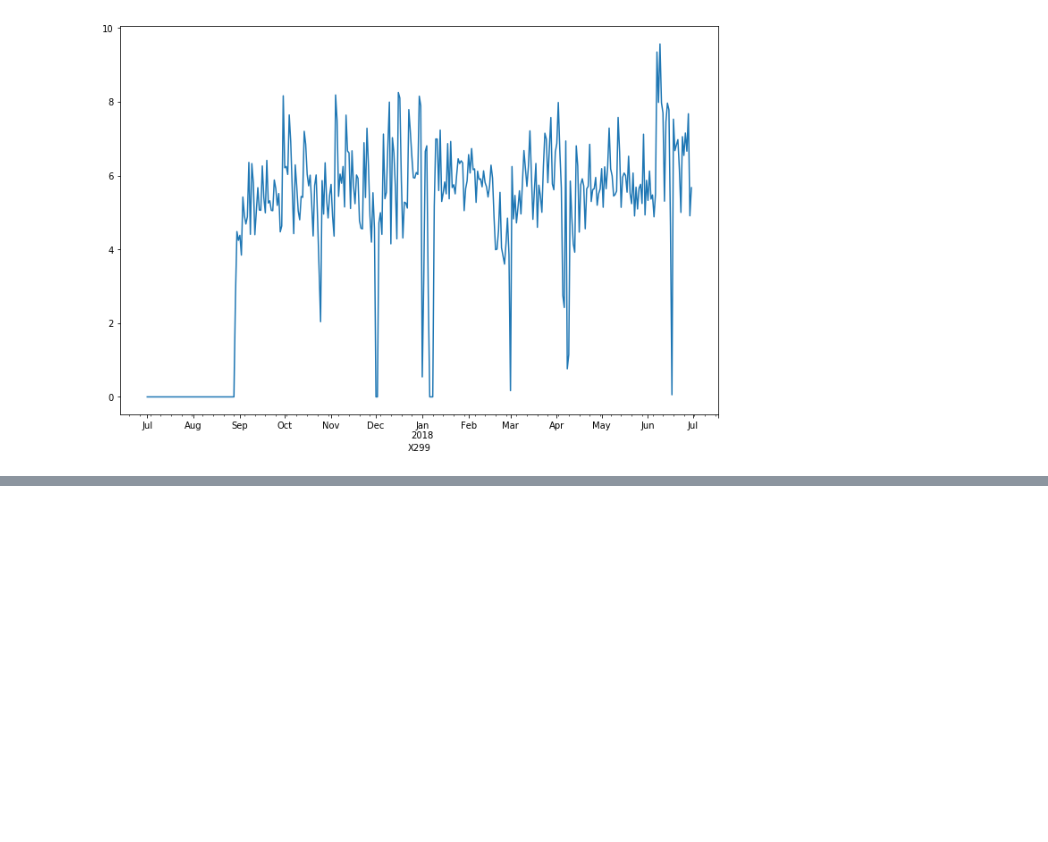
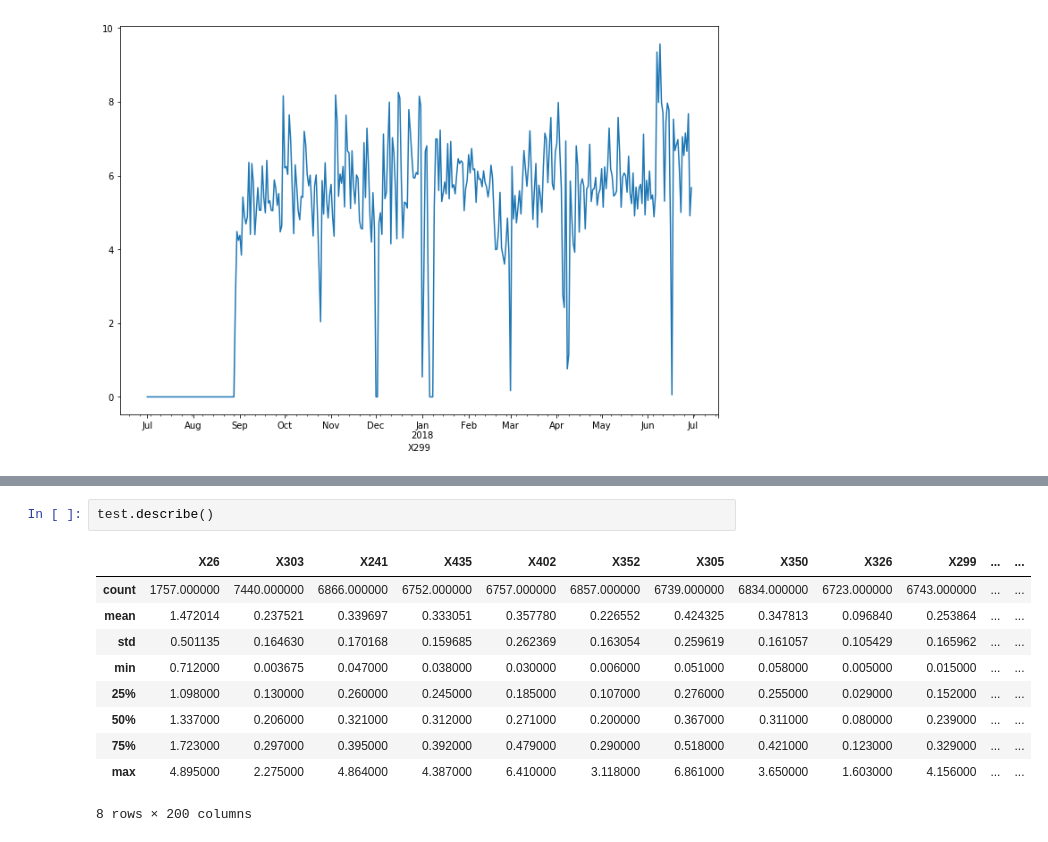
Before and after one commit to information-in-data/dacon11, a Jupyter notebook: EDA.ipynb, the cells around one changed output, grey strips where cells are left out. Cells and saved outputs as stored; diff of their text form; blank space fills up the shorter version.

```diff
--- a/EDA.ipynb
+++ b/EDA.ipynb
@@ -63,0 +91,13 @@ for col in columns:
+# %%
+test.describe()
+# %% [output]
+|  | X26 | X303 | X241 | X435 | X402 | X352 | X305 | X350 | X326 | X299 | ... | ... |
+| count | 1757.000000 | 7440.000000 | 6866.000000 | 6752.000000 | 6757.000000 | 6857.000000 | 6739.000000 | 6834.000000 | 6723.000000 | 6743.000000 | ... | ... |
+| mean | 1.472014 | 0.237521 | 0.339697 | 0.333051 | 0.357780 | 0.226552 | 0.424325 | 0.347813 | 0.096840 | 0.253864 | ... | ... |
+| std | 0.501135 | 0.164630 | 0.170168 | 0.159685 | 0.262369 | 0.163054 | 0.259619 | 0.161057 | 0.105429 | 0.165962 | ... | ... |
+| min | 0.712000 | 0.003675 | 0.047000 | 0.038000 | 0.030000 | 0.006000 | 0.051000 | 0.058000 | 0.005000 | 0.015000 | ... | ... |
+| 25% | 1.098000 | 0.130000 | 0.260000 | 0.245000 | 0.185000 | 0.107000 | 0.276000 | 0.255000 | 0.029000 | 0.152000 | ... | ... |
+| 50% | 1.337000 | 0.206000 | 0.321000 | 0.312000 | 0.271000 | 0.200000 | 0.367000 | 0.311000 | 0.080000 | 0.239000 | ... | ... |
+| 75% | 1.723000 | 0.297000 | 0.395000 | 0.392000 | 0.479000 | 0.290000 | 0.518000 | 0.421000 | 0.123000 | 0.329000 | ... | ... |
+| max | 4.895000 | 2.275000 | 4.864000 | 4.387000 | 6.410000 | 3.118000 | 6.861000 | 3.650000 | 1.603000 | 4.156000 | ... | ... |
+8 rows × 200 columns
```
Also changed, not shown: parts of 5 cells of this notebook, 1 other file.
